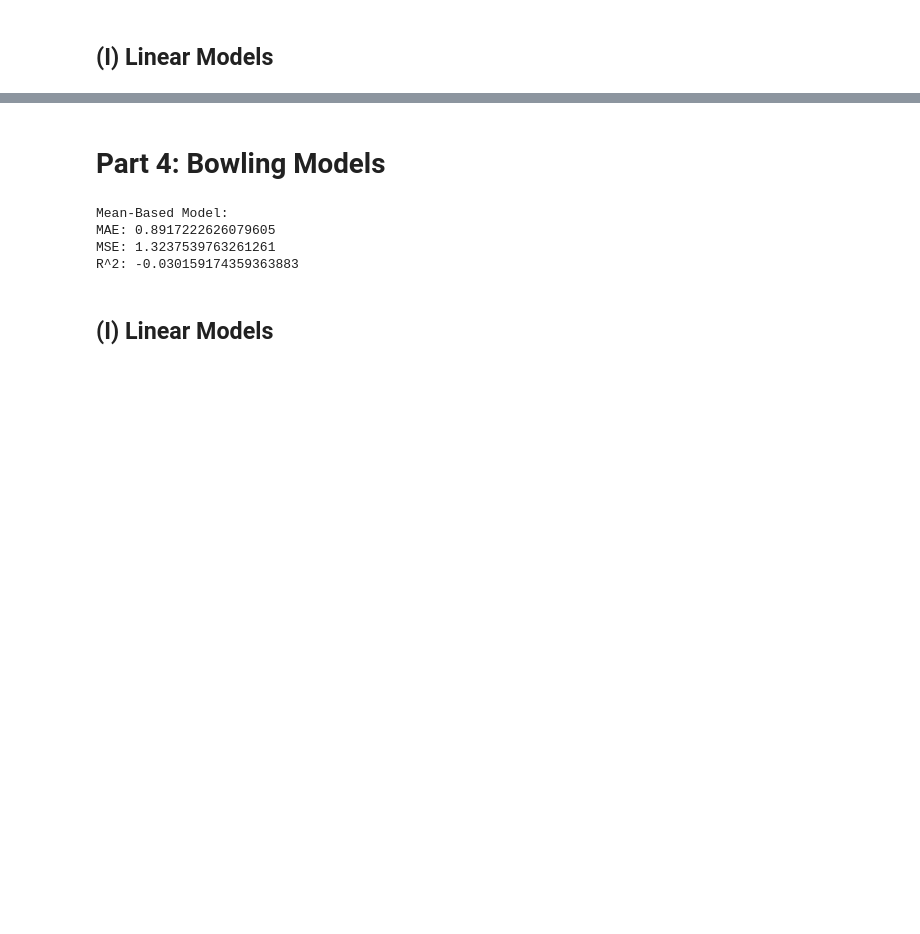
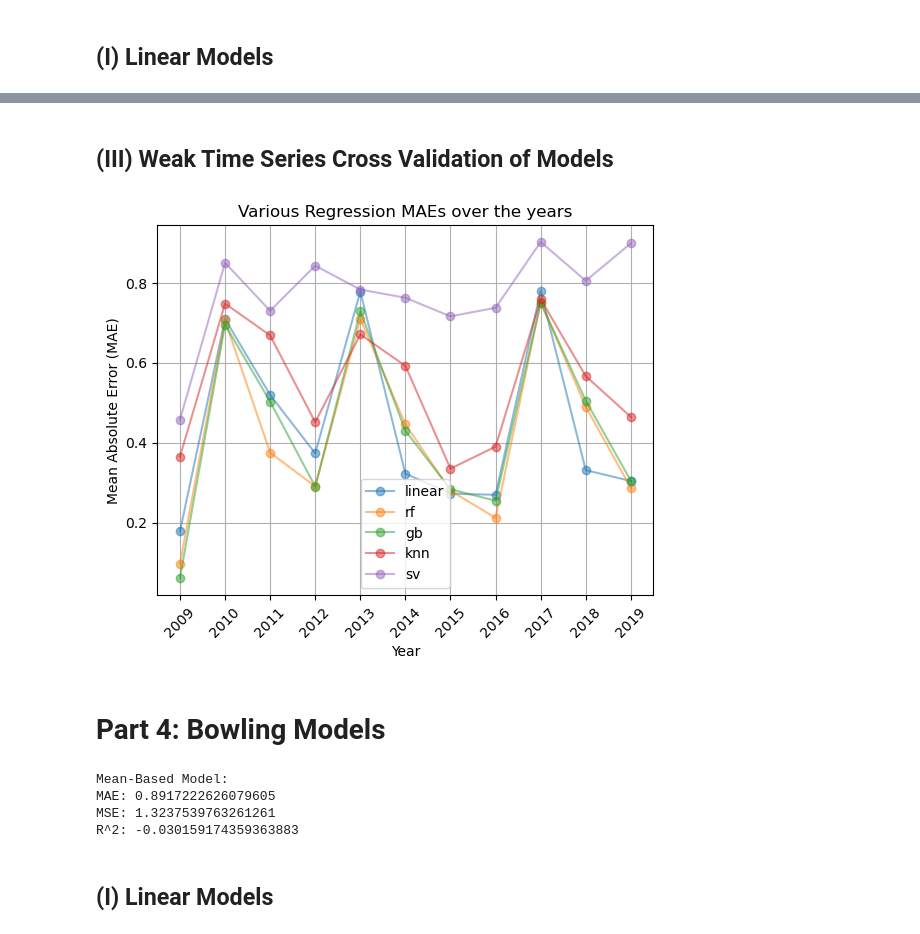
Before and after one commit to rohitbhamidi/ipl-player-salary, a Jupyter notebook: 3-PreprocessingTrainingDevelopment.ipynb, the cells around one changed output, grey strips where cells are left out. Saved outputs shown, nothing was run; the diff lists cells and outputs as text; code cells hidden in the pictures; blank space fills up the shorter version.

Commit message:
+ weak tscv

```diff
--- a/3-PreprocessingTrainingDevelopment.ipynb
+++ b/3-PreprocessingTrainingDevelopment.ipynb
@@ -363,3 +363,43 @@ plt.show()
+# %% [markdown]
+## (III) Weak Time Series Cross Validation of Models
+# %%
+def time_validate_mae(validation_model, data):
+
+    model = validation_model
+    mae_dict = {}
+
+    for year in range(2009, 2020):
+        X_train = data[data['Season'] < year].drop(columns=['Player', 'NY_SalaryUSD'])
+        y_train = data[data['Season'] < year]['NY_SalaryUSD']
+        X_test = data[data['Season'] == year].drop(columns=['Player', 'NY_SalaryUSD'])
+        y_test = data[data['Season'] == year]['NY_SalaryUSD']
+        model.fit(X_train, y_train)
+        y_pred = model.predict(X_test)
+
+        mae_dict[year] = mean_absolute_error(y_test, y_pred)
+
+    return mae_dict
+# %%
+regression_model_dict = {
+    'linear': LinearRegression(),
+    'rf': RandomForestRegressor(),
+    'gb': GradientBoostingRegressor(),
+    'knn': KNeighborsRegressor(),
+    'sv': SVR()
+}
+for model_name, model_func in regression_model_dict.items():
+    mae = time_validate_mae(model_func, batting_filtered)
+    plt.plot(list(mae.keys()), list(mae.values()), marker='o', label = model_name, alpha=.5)
+
+plt.xlabel('Year')
+plt.ylabel('Mean Absolute Error (MAE)')
+plt.title('Various Regression MAEs over the years')
+plt.legend()
+plt.grid(True)
+plt.xticks(list(mae.keys()), rotation=45)
+plt.show()
+# %% [output]
+[figure, added]
 # %% [markdown]
 # **Part 4: Bowling Models**
 # %%
```
Also changed, not shown: parts of 12 cells of this notebook.
